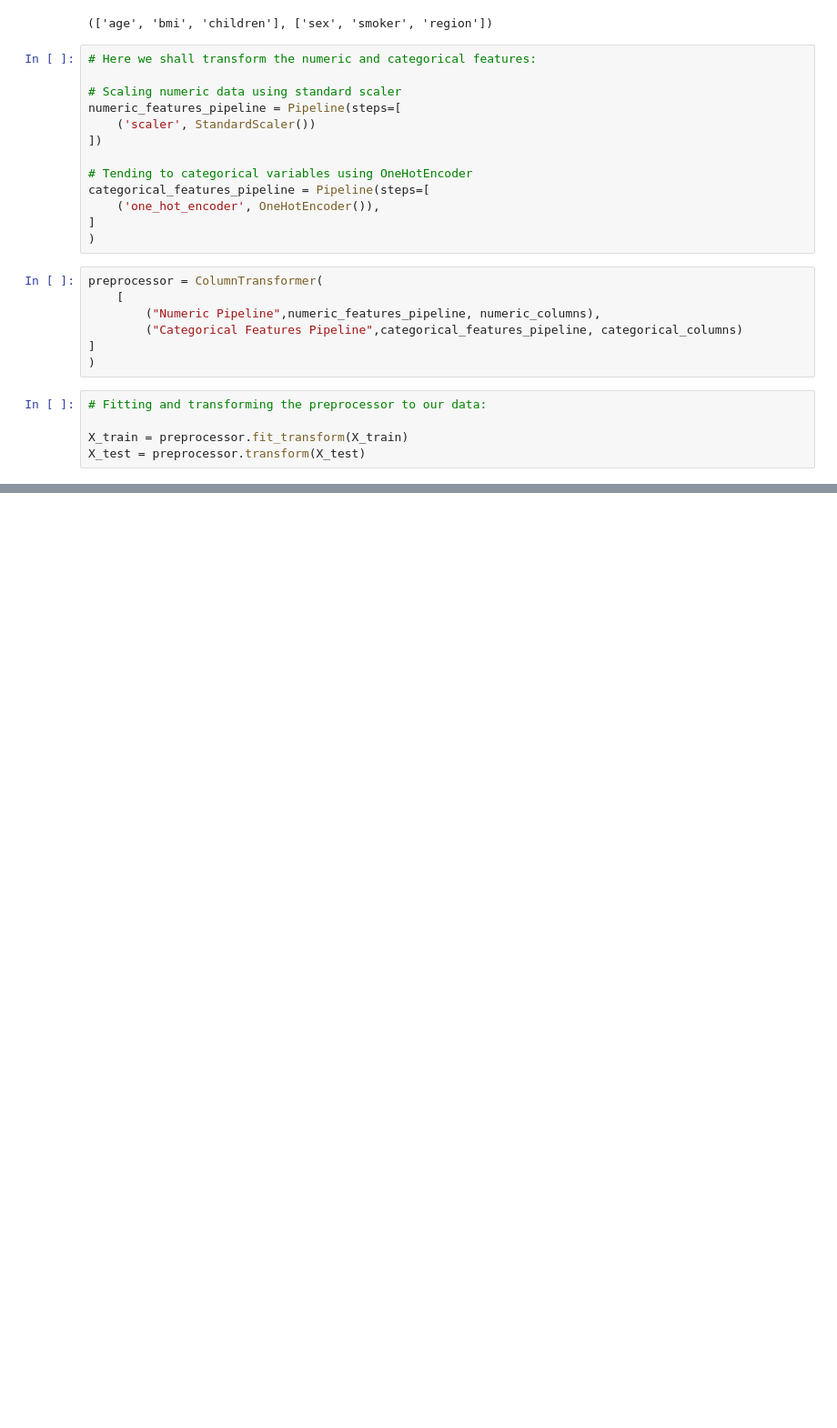
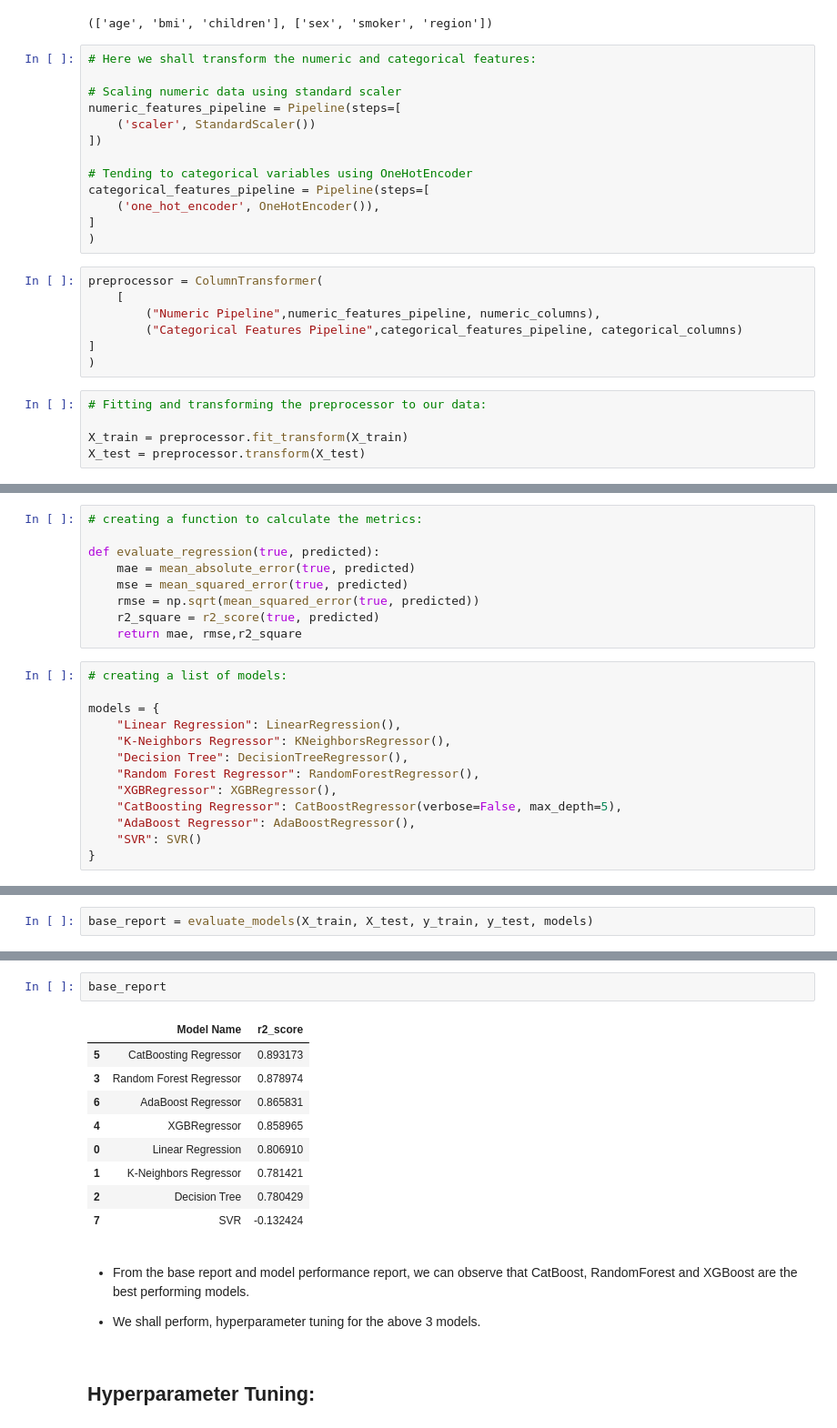
Before and after one commit to therealabhishek/InsurancePremiumPrediction_WebApp_Deployment, a Jupyter notebook: notebook/FE_Model_insurPrice.ipynb, the cells around one changed output, grey strips where cells are left out. Shown at 91% size. Saved outputs shown, nothing was run; the diff lists cells and outputs as text; blank space fills up the shorter version.

Commit message:
data transformation and model trainer completed

```diff
--- a/notebook/FE_Model_insurPrice.ipynb
+++ b/notebook/FE_Model_insurPrice.ipynb
@@ -145,0 +151,22 @@ X_test = preprocessor.transform(X_test)
+# %%
+# creating a function to calculate the metrics:
+
+def evaluate_regression(true, predicted):
+    mae = mean_absolute_error(true, predicted)
+    mse = mean_squared_error(true, predicted)
+    rmse = np.sqrt(mean_squared_error(true, predicted))
+    r2_square = r2_score(true, predicted)
+    return mae, rmse,r2_square
+# %%
+# creating a list of models:
+
+models = {
+    "Linear Regression": LinearRegression(),
+    "K-Neighbors Regressor": KNeighborsRegressor(),
+    "Decision Tree": DecisionTreeRegressor(),
+    "Random Forest Regressor": RandomForestRegressor(),
+    "XGBRegressor": XGBRegressor(),
+    "CatBoosting Regressor": CatBoostRegressor(verbose=False, max_depth=5),
+    "AdaBoost Regressor": AdaBoostRegressor(),
+    "SVR": SVR()
+}
@@ -145,0 +222,2 @@ X_test = preprocessor.transform(X_test)
+# %%
+base_report = evaluate_models(X_train, X_test, y_train, y_test, models)
@@ -145,0 +242,18 @@ X_test = preprocessor.transform(X_test)
+# %%
+base_report
+# %% [output]
+|  | Model Name | r2_score |
+| 5 | CatBoosting Regressor | 0.893173 |
+| 3 | Random Forest Regressor | 0.878974 |
+| 6 | AdaBoost Regressor | 0.865831 |
+| 4 | XGBRegressor | 0.858965 |
+| 0 | Linear Regression | 0.806910 |
+| 1 | K-Neighbors Regressor | 0.781421 |
+| 2 | Decision Tree | 0.780429 |
+| 7 | SVR | -0.132424 |
+# %% [markdown]
+- From the base report and model performance report, we can observe that CatBoost, RandomForest and XGBoost are the best performing models.
+
+- We shall perform, hyperparameter tuning for the above 3 models.
+# %% [markdown]
+## Hyperparameter Tuning:
```
Also changed, not shown: parts of 11 cells of this notebook, 14 other files.
